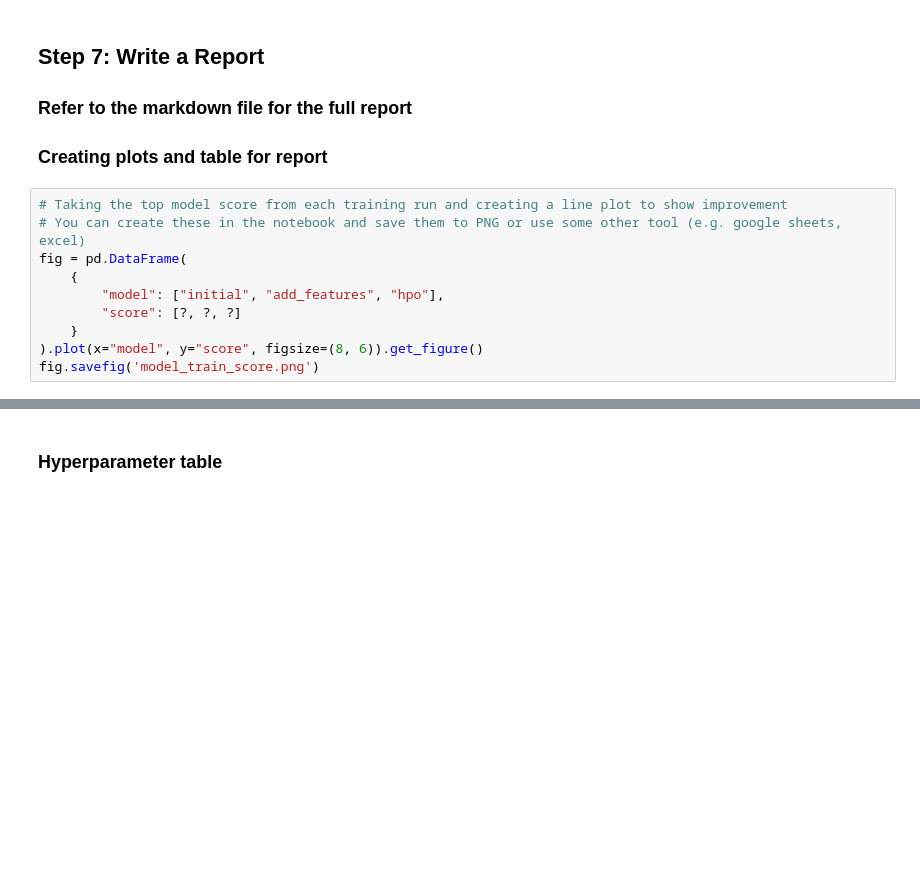
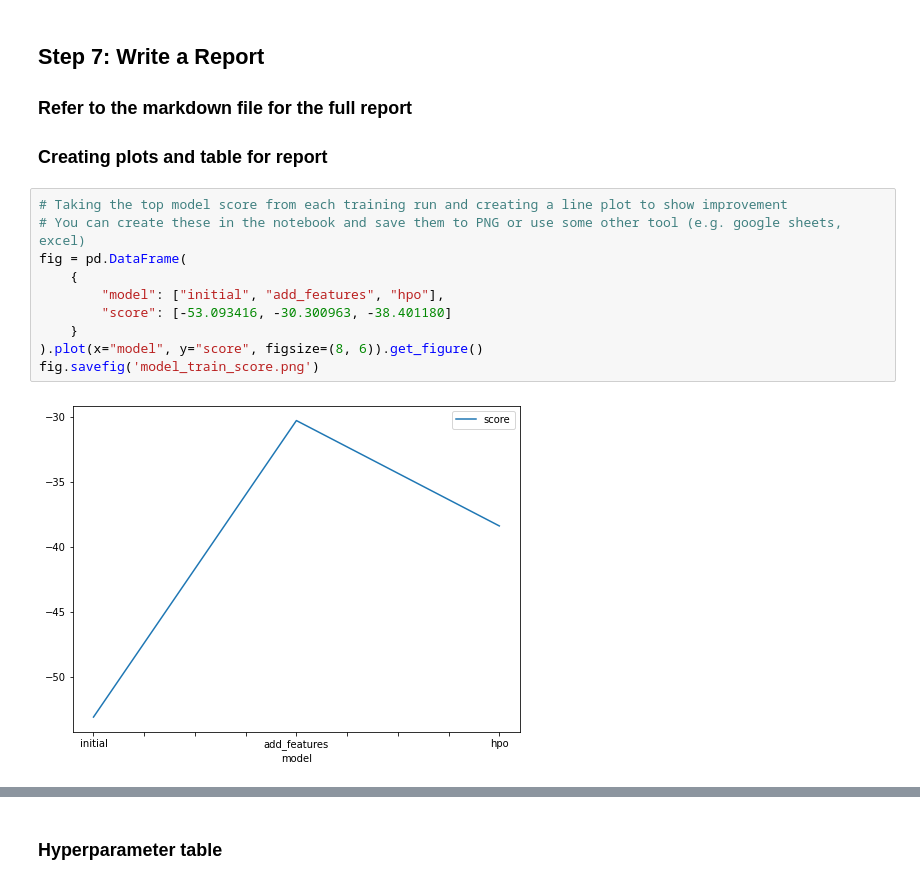
Before and after one commit to tesfayealex/Biker-Sharing-Demand, a Jupyter notebook: project/project-template.ipynb, the cells around one changed output, grey strips where cells are left out. Saved outputs shown, nothing was run; the diff lists cells and outputs as text; blank space fills up the shorter version.

```diff
--- a/project/project-template.ipynb
+++ b/project/project-template.ipynb
@@ -580,13 +604,15 @@ submission_new_hpo.to_csv("submission_new_hpo.csv", index=False)
 # %%
 # Taking the top model score from each training run and creating a line plot to show improvement
 # You can create these in the notebook and save them to PNG or use some other tool (e.g. google sheets, excel)
 fig = pd.DataFrame(
     {
         "model": ["initial", "add_features", "hpo"],
-        "score": [?, ?, ?]
+        "score": [-53.093416, -30.300963, -38.401180]
     }
 ).plot(x="model", y="score", figsize=(8, 6)).get_figure()
 fig.savefig('model_train_score.png')
+# %% [output]
+[figure, added]
 # %%
 # Take the 3 kaggle scores and creating a line plot to show improvement
 fig = pd.DataFrame(
```
Also changed, not shown: parts of 14 cells of this notebook, 1 other file.
